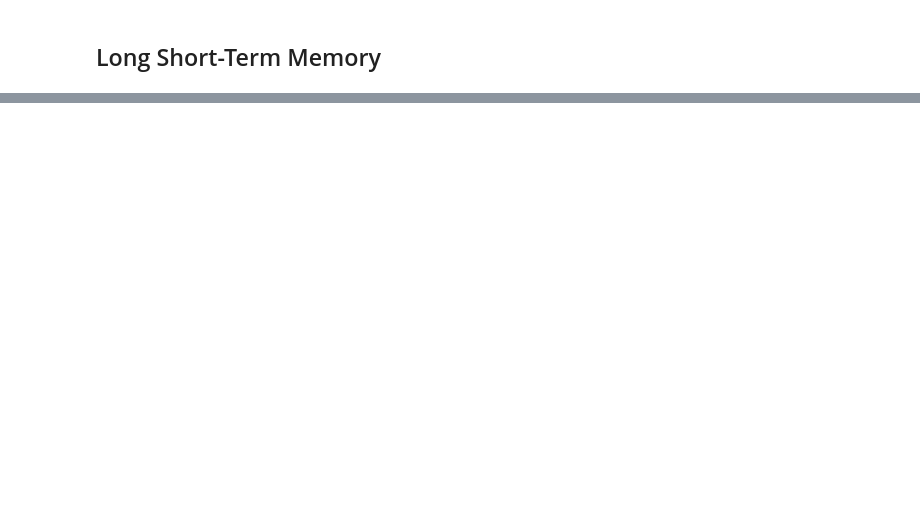
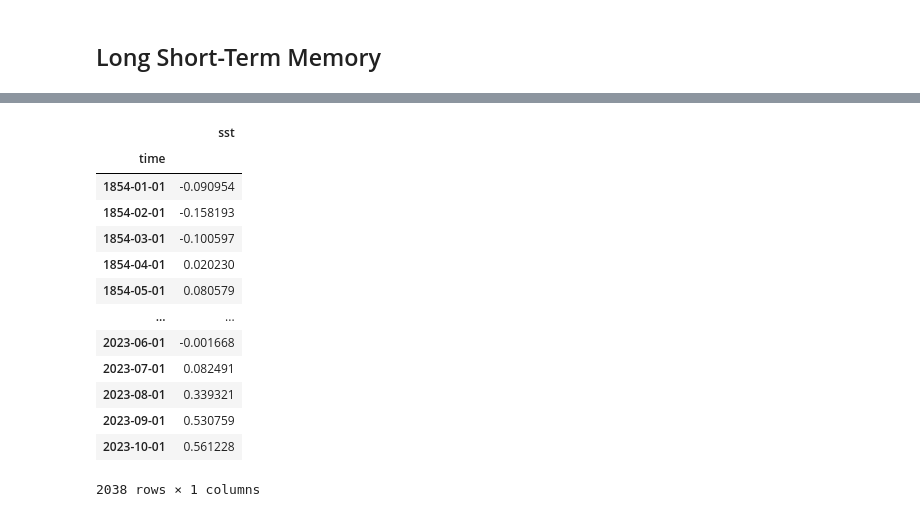
Before and after one commit to matheusvictal/sst-time-series-ml, a Jupyter notebook: sst_lstm.ipynb, the cells around one changed output, grey strips where cells are left out. Cells and saved outputs as stored; diff of their text form; code cells hidden in the pictures; blank space fills up the shorter version.

```diff
--- a/sst_lstm.ipynb
+++ b/sst_lstm.ipynb
@@ -22,7 +76,24 @@ from sklearn.preprocessing import MinMaxScaler
 
 dataset = dataset.fillna(method='ffill')
 scaler = MinMaxScaler(feature_range=(-1, 1))
-dataset['Close'] = scaler.fit_transform(dataset['Close'].values.reshape(-1, 1))
+dataset['sst'] = scaler.fit_transform(dataset['sst'].values.reshape(-1, 1))
+# %%
+dataset
+# %% [output]
+|  | sst |
+| time |  |
+| 1854-01-01 | -0.090954 |
+| 1854-02-01 | -0.158193 |
+| 1854-03-01 | -0.100597 |
+| 1854-04-01 | 0.020230 |
+| 1854-05-01 | 0.080579 |
+| ... | ... |
+| 2023-06-01 | -0.001668 |
+| 2023-07-01 | 0.082491 |
+| 2023-08-01 | 0.339321 |
+| 2023-09-01 | 0.530759 |
+| 2023-10-01 | 0.561228 |
+2038 rows × 1 columns
 # %%
 def create_split_data(ts, lookback, test_start):
     data_raw = ts.to_numpy() # convercao da série para numpy
```
Also changed, not shown: parts of 20 cells of this notebook, 1 other file.
